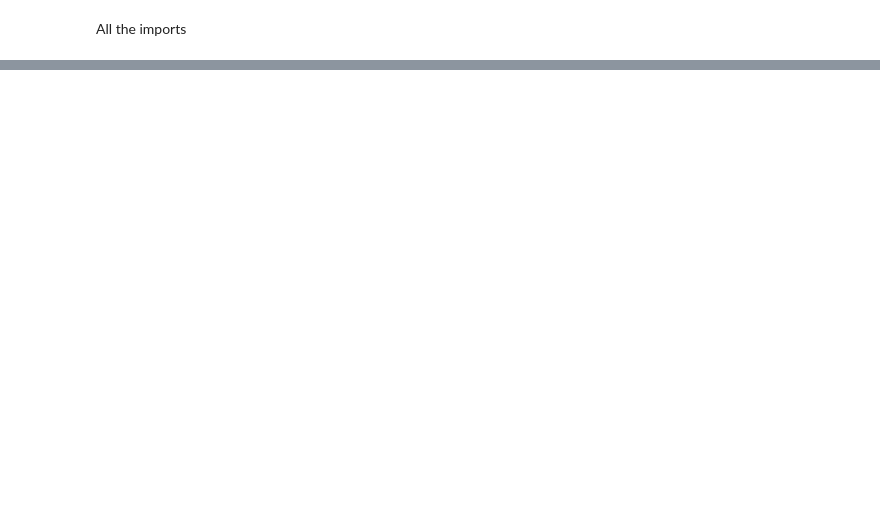
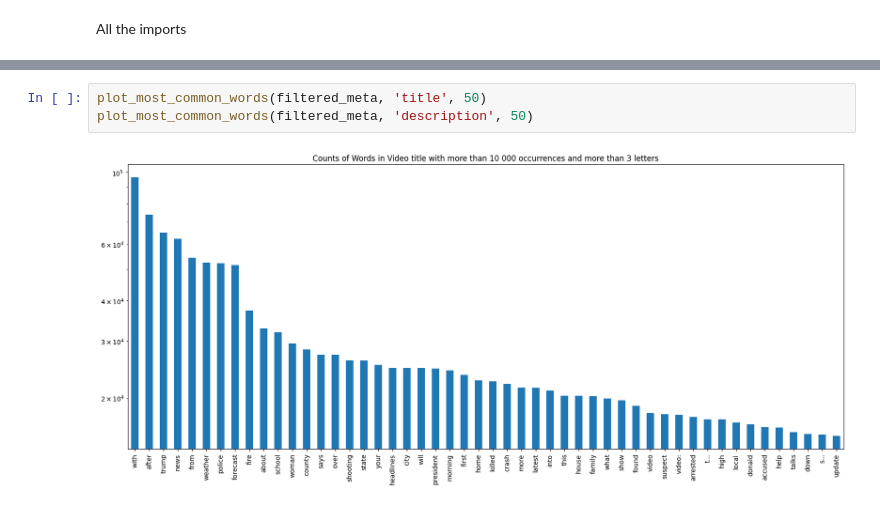
Before and after one commit to epfl-ada/ada-2024-project-lil0mohammadali, a Jupyter notebook: results.ipynb, the cells around one changed output, grey strips where cells are left out. Drawn from its saved outputs; the diff is of its cells as text; blank space fills up the shorter version.

```diff
--- a/results.ipynb
+++ b/results.ipynb
@@ -28 +25,6 @@ plt.show()
+# %%
+plot_most_common_words(filtered_meta, 'title', 50)
+plot_most_common_words(filtered_meta, 'description', 50)
+# %% [output]
+[figure, added]
 # %%
```
Also changed, not shown: parts of 17 cells of this notebook, 1 other file.
